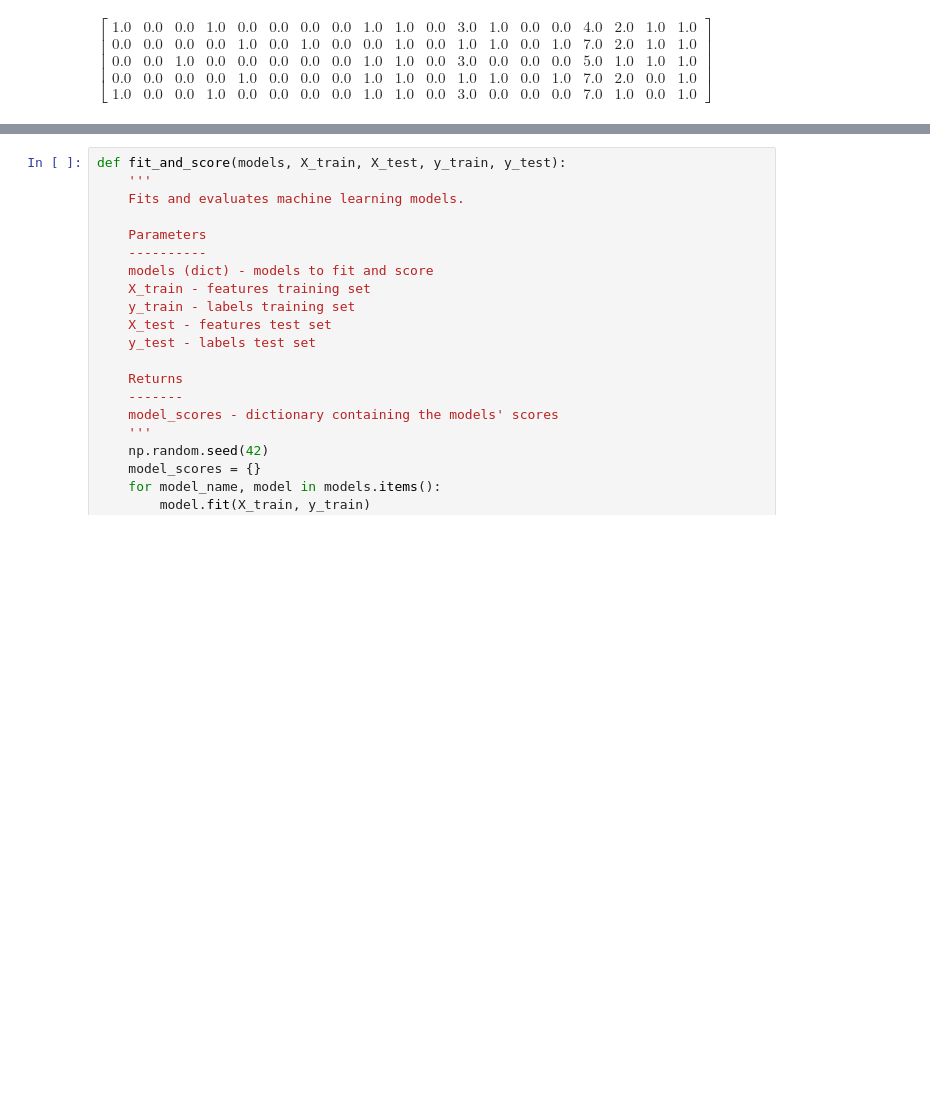
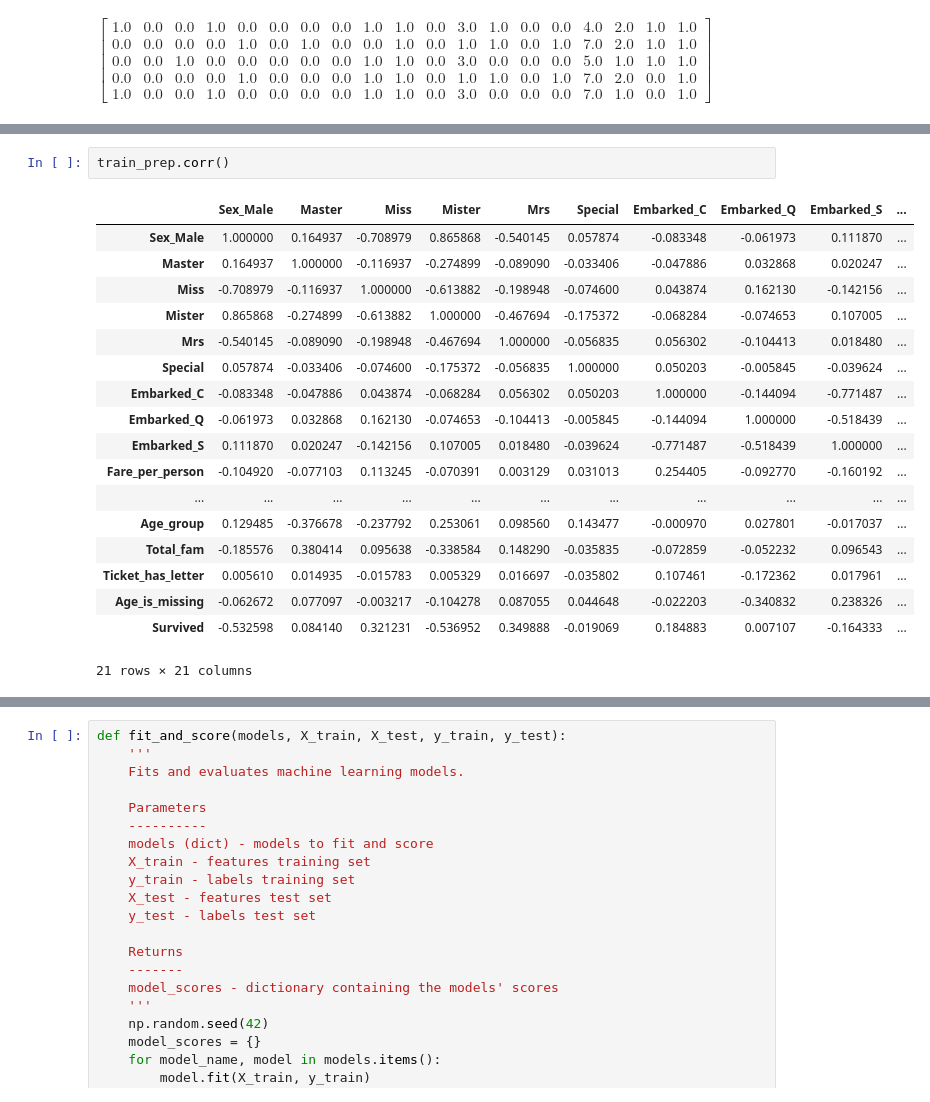
Before and after one commit to srpineda/ml-project-titanic-kaggle, a Jupyter notebook: Titanic.ipynb, the cells around one changed output, grey strips where cells are left out. Drawn from its saved outputs; the diff is of its cells as text; blank space fills up the shorter version.

```diff
--- a/Titanic.ipynb
+++ b/Titanic.ipynb
@@ -3065,0 +3232,21 @@ $\displaystyle \left[\begin{array}{ccccccccccccccccccc}1.0 & 0.0 & 0.0 & 1.0 & 0
+# %%
+train_prep.corr()
+# %% [output]
+|  | Sex_Male | Master | Miss | Mister | Mrs | Special | Embarked_C | Embarked_Q | Embarked_S | ... |
+| Sex_Male | 1.000000 | 0.164937 | -0.708979 | 0.865868 | -0.540145 | 0.057874 | -0.083348 | -0.061973 | 0.111870 | ... |
+| Master | 0.164937 | 1.000000 | -0.116937 | -0.274899 | -0.089090 | -0.033406 | -0.047886 | 0.032868 | 0.020247 | ... |
+| Miss | -0.708979 | -0.116937 | 1.000000 | -0.613882 | -0.198948 | -0.074600 | 0.043874 | 0.162130 | -0.142156 | ... |
+| Mister | 0.865868 | -0.274899 | -0.613882 | 1.000000 | -0.467694 | -0.175372 | -0.068284 | -0.074653 | 0.107005 | ... |
+| Mrs | -0.540145 | -0.089090 | -0.198948 | -0.467694 | 1.000000 | -0.056835 | 0.056302 | -0.104413 | 0.018480 | ... |
+| Special | 0.057874 | -0.033406 | -0.074600 | -0.175372 | -0.056835 | 1.000000 | 0.050203 | -0.005845 | -0.039624 | ... |
+| Embarked_C | -0.083348 | -0.047886 | 0.043874 | -0.068284 | 0.056302 | 0.050203 | 1.000000 | -0.144094 | -0.771487 | ... |
+| Embarked_Q | -0.061973 | 0.032868 | 0.162130 | -0.074653 | -0.104413 | -0.005845 | -0.144094 | 1.000000 | -0.518439 | ... |
+| Embarked_S | 0.111870 | 0.020247 | -0.142156 | 0.107005 | 0.018480 | -0.039624 | -0.771487 | -0.518439 | 1.000000 | ... |
+| Fare_per_person | -0.104920 | -0.077103 | 0.113245 | -0.070391 | 0.003129 | 0.031013 | 0.254405 | -0.092770 | -0.160192 | ... |
+| ... | ... | ... | ... | ... | ... | ... | ... | ... | ... | ... |
+| Age_group | 0.129485 | -0.376678 | -0.237792 | 0.253061 | 0.098560 | 0.143477 | -0.000970 | 0.027801 | -0.017037 | ... |
+| Total_fam | -0.185576 | 0.380414 | 0.095638 | -0.338584 | 0.148290 | -0.035835 | -0.072859 | -0.052232 | 0.096543 | ... |
+| Ticket_has_letter | 0.005610 | 0.014935 | -0.015783 | 0.005329 | 0.016697 | -0.035802 | 0.107461 | -0.172362 | 0.017961 | ... |
+| Age_is_missing | -0.062672 | 0.077097 | -0.003217 | -0.104278 | 0.087055 | 0.044648 | -0.022203 | -0.340832 | 0.238326 | ... |
+| Survived | -0.532598 | 0.084140 | 0.321231 | -0.536952 | 0.349888 | -0.019069 | 0.184883 | 0.007107 | -0.164333 | ... |
+21 rows × 21 columns
```
Also changed, not shown: parts of 134 cells of this notebook.
